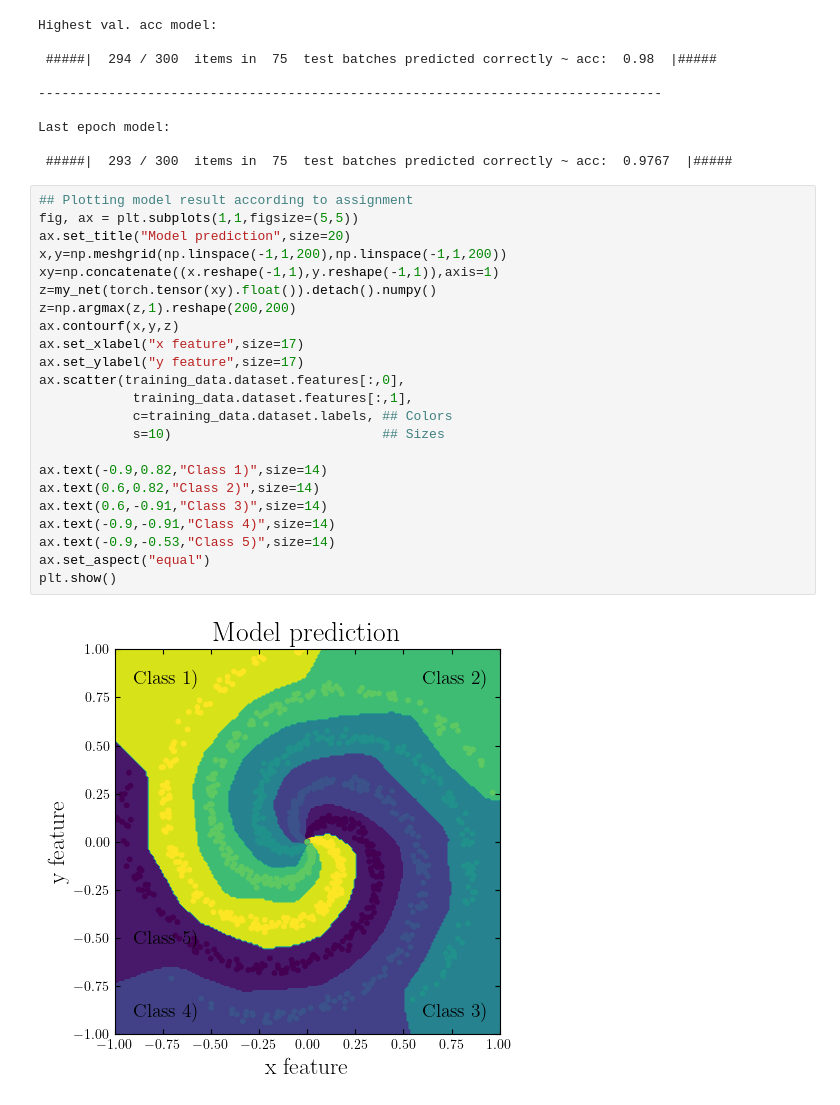
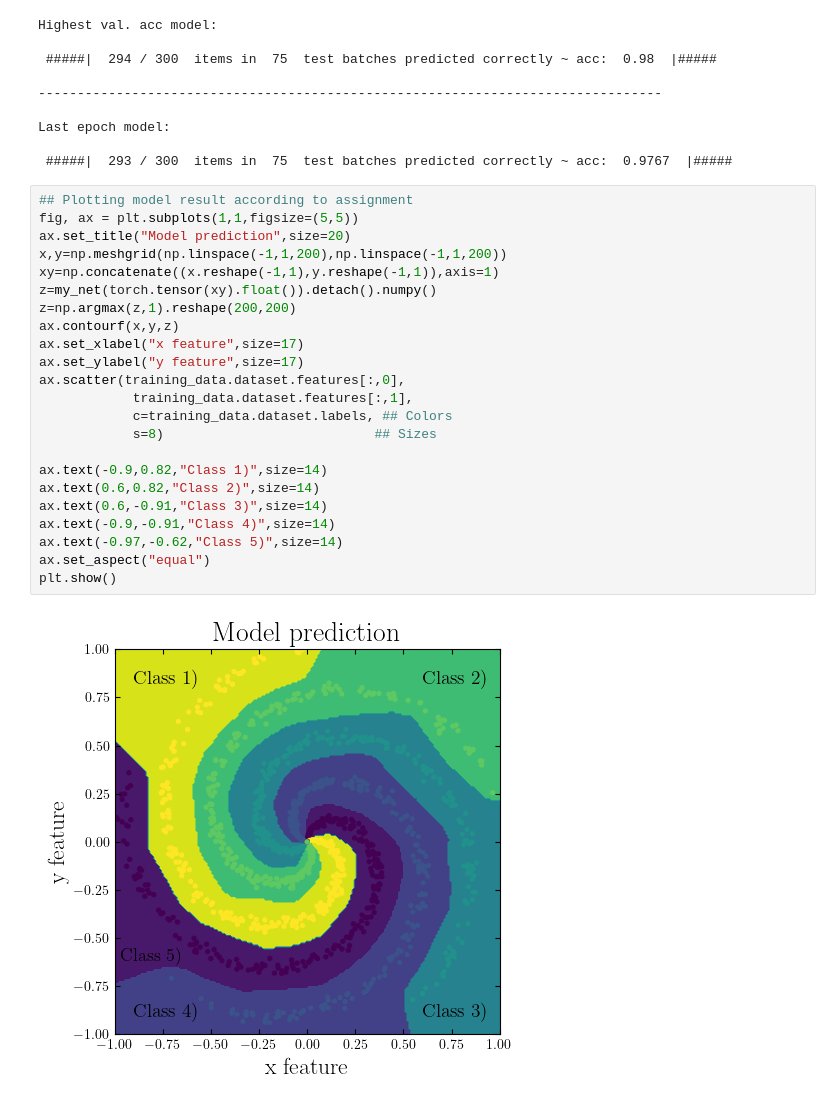
Before and after one commit to seba2390/DeepLearning2022, a Jupyter notebook: Aflevering 1/part_3/main.ipynb, the cells around one changed output. Drawn from its saved outputs; the diff is of its cells as text.

```diff
--- a/Aflevering 1/part_3/main.ipynb
+++ b/Aflevering 1/part_3/main.ipynb
@@ -125,25 +125,25 @@ Last epoch model:
 # %%
 ## Plotting model result according to assignment
 fig, ax = plt.subplots(1,1,figsize=(5,5))
 ax.set_title("Model prediction",size=20)
 x,y=np.meshgrid(np.linspace(-1,1,200),np.linspace(-1,1,200))
 xy=np.concatenate((x.reshape(-1,1),y.reshape(-1,1)),axis=1)
 z=my_net(torch.tensor(xy).float()).detach().numpy()
 z=np.argmax(z,1).reshape(200,200)
 ax.contourf(x,y,z)
 ax.set_xlabel("x feature",size=17)
 ax.set_ylabel("y feature",size=17)
 ax.scatter(training_data.dataset.features[:,0],
             training_data.dataset.features[:,1],
             c=training_data.dataset.labels, ## Colors
-            s=10)                           ## Sizes
+            s=8)                           ## Sizes
 
 ax.text(-0.9,0.82,"Class 1)",size=14)
 ax.text(0.6,0.82,"Class 2)",size=14)
 ax.text(0.6,-0.91,"Class 3)",size=14)
 ax.text(-0.9,-0.91,"Class 4)",size=14)
-ax.text(-0.9,-0.53,"Class 5)",size=14)
+ax.text(-0.97,-0.62,"Class 5)",size=14)
 ax.set_aspect("equal")
 plt.show()
 # %% [output]
-[figure, old version]
+[figure, new version]
```
